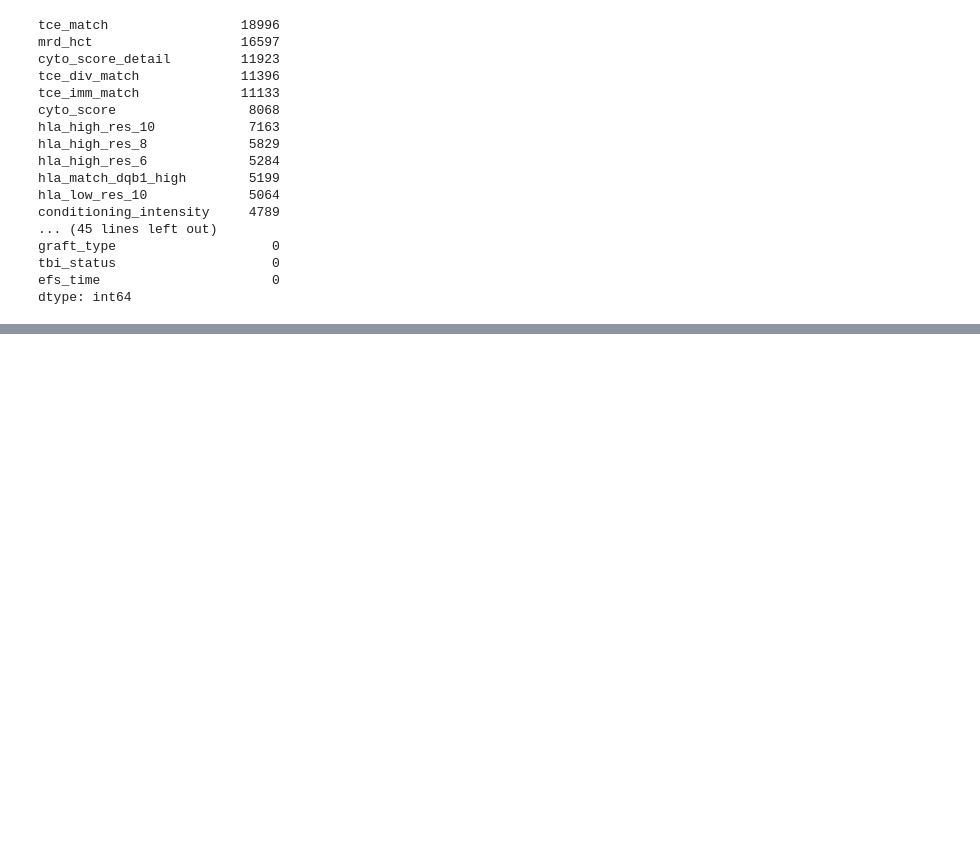
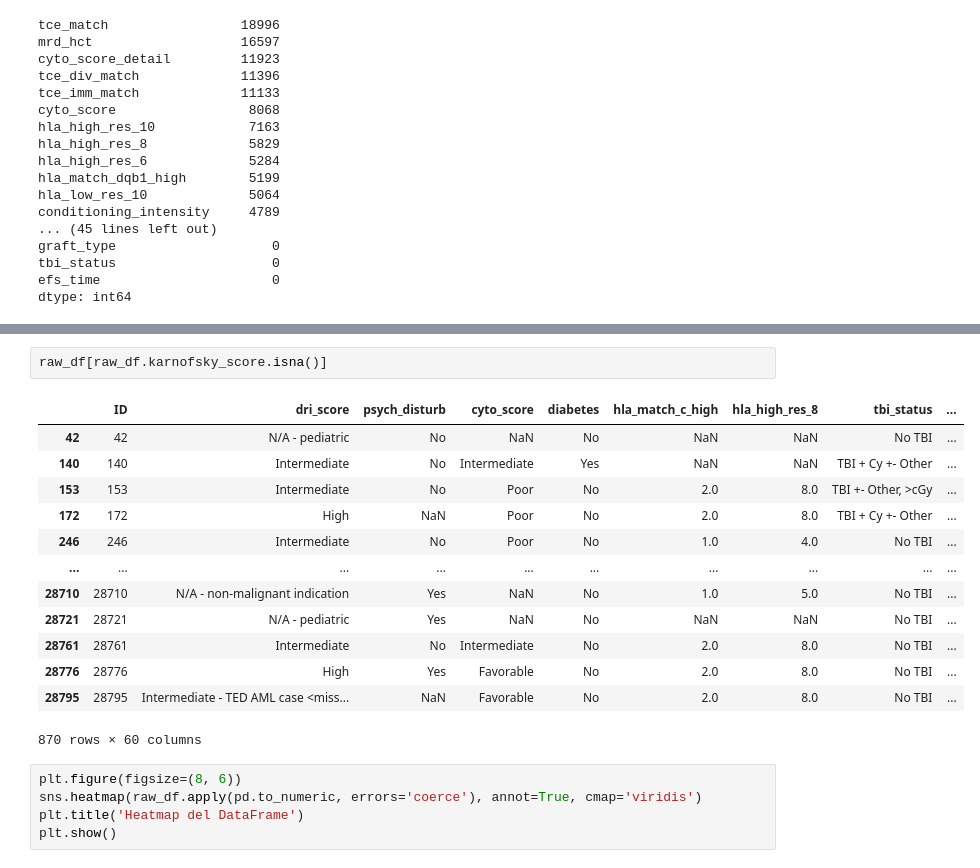
Before and after one commit to Ana-Jasso/SIC_2024, a Jupyter notebook: ProyectoFinal/Script.ipynb, the cells around one changed output, grey strips where cells are left out. Saved outputs shown, nothing was run; the diff lists cells and outputs as text; blank space fills up the shorter version.

```diff
--- a/ProyectoFinal/Script.ipynb
+++ b/ProyectoFinal/Script.ipynb
@@ -80,0 +95,21 @@ dtype: int64
+# %%
+raw_df[raw_df.karnofsky_score.isna()]
+# %% [output]
+|  | ID | dri_score | psych_disturb | cyto_score | diabetes | hla_match_c_high | hla_high_res_8 | tbi_status | ... |
+| 42 | 42 | N/A - pediatric | No | NaN | No | NaN | NaN | No TBI | ... |
+| 140 | 140 | Intermediate | No | Intermediate | Yes | NaN | NaN | TBI + Cy +- Other | ... |
+| 153 | 153 | Intermediate | No | Poor | No | 2.0 | 8.0 | TBI +- Other, >cGy | ... |
+| 172 | 172 | High | NaN | Poor | No | 2.0 | 8.0 | TBI + Cy +- Other | ... |
+| 246 | 246 | Intermediate | No | Poor | No | 1.0 | 4.0 | No TBI | ... |
+| ... | ... | ... | ... | ... | ... | ... | ... | ... | ... |
+| 28710 | 28710 | N/A - non-malignant indication | Yes | NaN | No | 1.0 | 5.0 | No TBI | ... |
+| 28721 | 28721 | N/A - pediatric | Yes | NaN | No | NaN | NaN | No TBI | ... |
+| 28761 | 28761 | Intermediate | No | Intermediate | No | 2.0 | 8.0 | No TBI | ... |
+| 28776 | 28776 | High | Yes | Favorable | No | 2.0 | 8.0 | No TBI | ... |
+| 28795 | 28795 | Intermediate - TED AML case <miss... | NaN | Favorable | No | 2.0 | 8.0 | No TBI | ... |
+870 rows × 60 columns
+# %%
+plt.figure(figsize=(8, 6))
+sns.heatmap(raw_df.apply(pd.to_numeric, errors='coerce'), annot=True, cmap='viridis')
+plt.title('Heatmap del DataFrame')
+plt.show()
```
Also changed, not shown: parts of 2 cells of this notebook, 3 other files.
